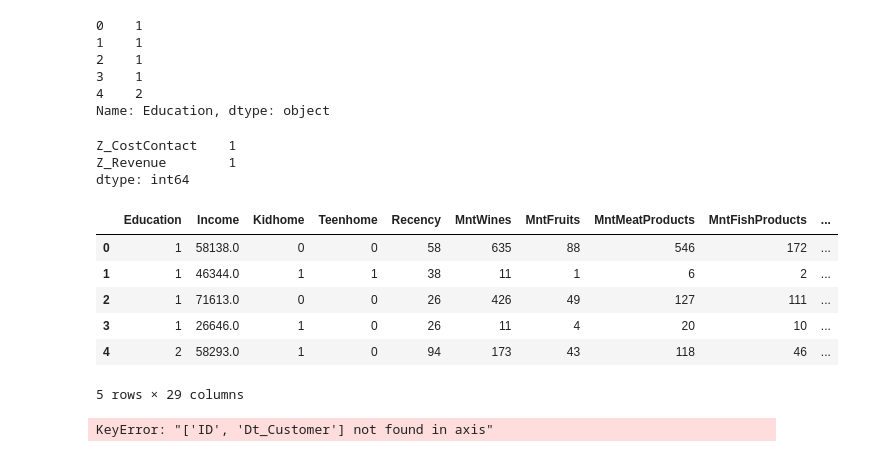
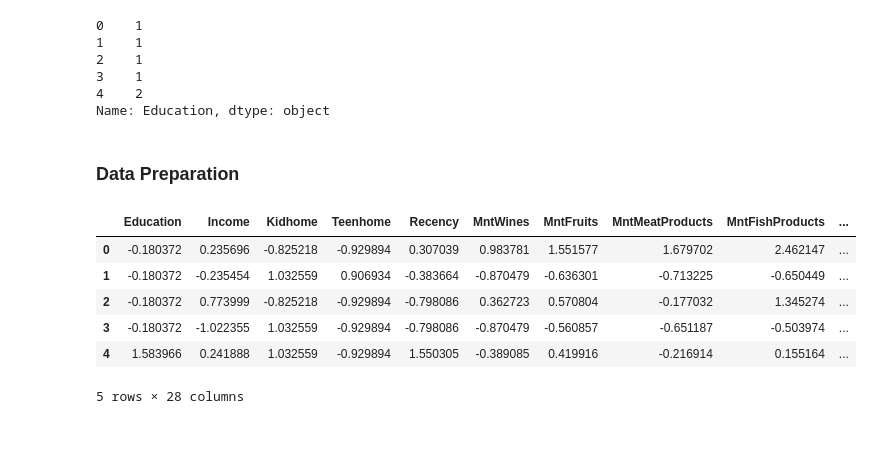
Before and after one commit to Keipatr/Customer-Analysis-Clustering, a Jupyter notebook: AFL2_Kei.ipynb, the cells around one changed output. Saved outputs shown, nothing was run; the diff lists cells and outputs as text; code cells hidden in the pictures.

```diff
--- a/AFL2_Kei.ipynb
+++ b/AFL2_Kei.ipynb
@@ -202,42 +211,30 @@ df['Education'].head()
 3    1
 4    2
 Name: Education, dtype: object
-# %%
-# Check the unique values in each column to identify potential redundant columns
-potential_redundant_columns = df.nunique()
-
-# Display columns with only one unique value (potential redundant columns)
-potential_redundant_columns[potential_redundant_columns == 1]
-# %% [output]
-Z_CostContact    1
-Z_Revenue        1
-dtype: int64
 # %%
 # Drop redundant columns
 df = df.drop(["Marital_Status", "Dt_Customer", "Z_CostContact", "Z_Revenue", "Year_Birth", "ID"], axis=1)
-# %%
-df.head()
-# %% [output]
-|  | Education | Income | Kidhome | Teenhome | Recency | MntWines | MntFruits | MntMeatProducts | MntFishProducts | ... |
-| 0 | 1 | 58138.0 | 0 | 0 | 58 | 635 | 88 | 546 | 172 | ... |
-| 1 | 1 | 46344.0 | 1 | 1 | 38 | 11 | 1 | 6 | 2 | ... |
-| 2 | 1 | 71613.0 | 0 | 0 | 26 | 426 | 49 | 127 | 111 | ... |
-| 3 | 1 | 26646.0 | 1 | 0 | 26 | 11 | 4 | 20 | 10 | ... |
-| 4 | 2 | 58293.0 | 1 | 0 | 94 | 173 | 43 | 118 | 46 | ... |
-5 rows × 29 columns
+# %% [markdown]
+<h3><b>Data Preparation</h3>
 # %%
 df['Living_With'] = label_encoder.fit_transform(df['Living_With'])
 df['Education'] = label_encoder.fit_transform(df['Education'])
 # %%
-features_to_scale = df.drop(['ID', 'Dt_Customer', 'Response'], axis=1).columns
+features_to_scale = df.drop(['Response'], axis=1).columns
 
 # Initialize the standard scaler
 scaler = StandardScaler()
 
 # Apply scaling to the features
 df[features_to_scale] = scaler.fit_transform(df[features_to_scale])
 
 # Display the first few rows after scaling
 df[features_to_scale].head()
 # %% [output]
+|  | Education | Income | Kidhome | Teenhome | Recency | MntWines | MntFruits | MntMeatProducts | MntFishProducts | ... |
+| 0 | -0.180372 | 0.235696 | -0.825218 | -0.929894 | 0.307039 | 0.983781 | 1.551577 | 1.679702 | 2.462147 | ... |
+| 1 | -0.180372 | -0.235454 | 1.032559 | 0.906934 | -0.383664 | -0.870479 | -0.636301 | -0.713225 | -0.650449 | ... |
+| 2 | -0.180372 | 0.773999 | -0.825218 | -0.929894 | -0.798086 | 0.362723 | 0.570804 | -0.177032 | 1.345274 | ... |
+| 3 | -0.180372 | -1.022355 | 1.032559 | -0.929894 | -0.798086 | -0.870479 | -0.560857 | -0.651187 | -0.503974 | ... |
+| 4 | 1.583966 | 0.241888 | 1.032559 | -0.929894 | 1.550305 | -0.389085 | 0.419916 | -0.216914 | 0.155164 | ... |
-KeyError: "['ID', 'Dt_Customer'] not found in axis"
+5 rows × 28 columns
```
Also changed, not shown: parts of 6 cells of this notebook.
